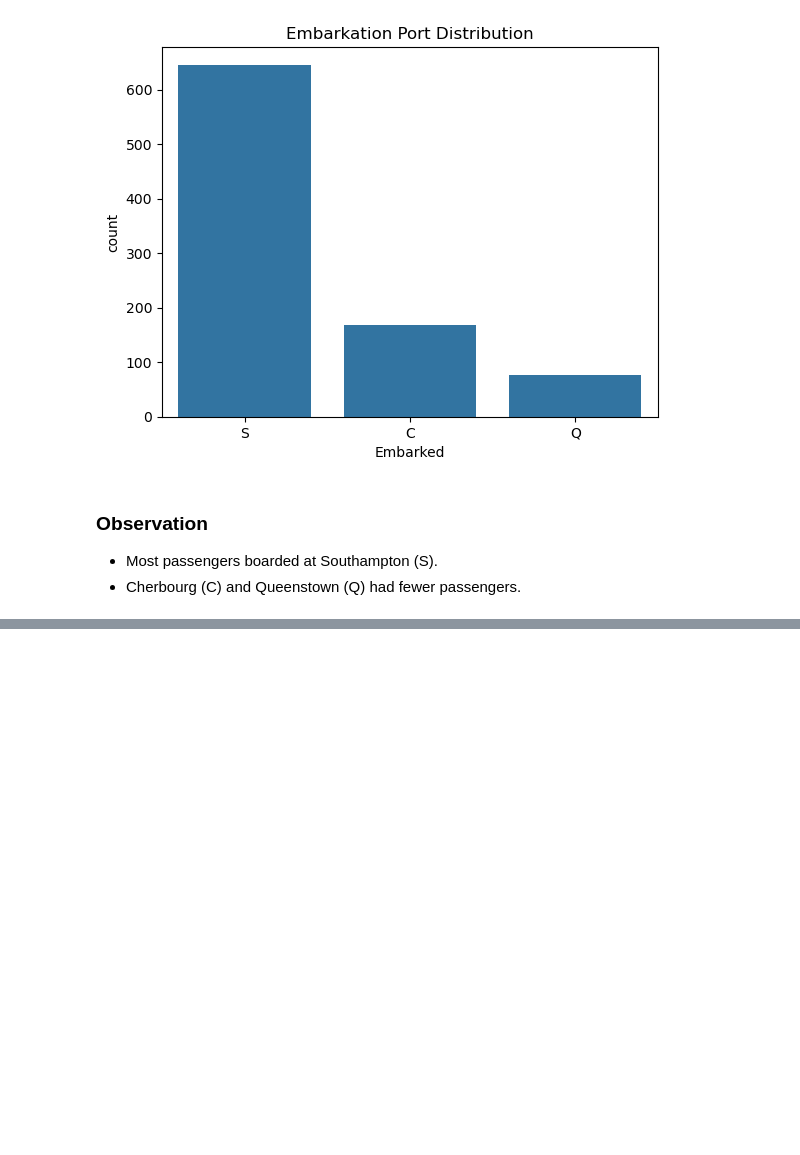
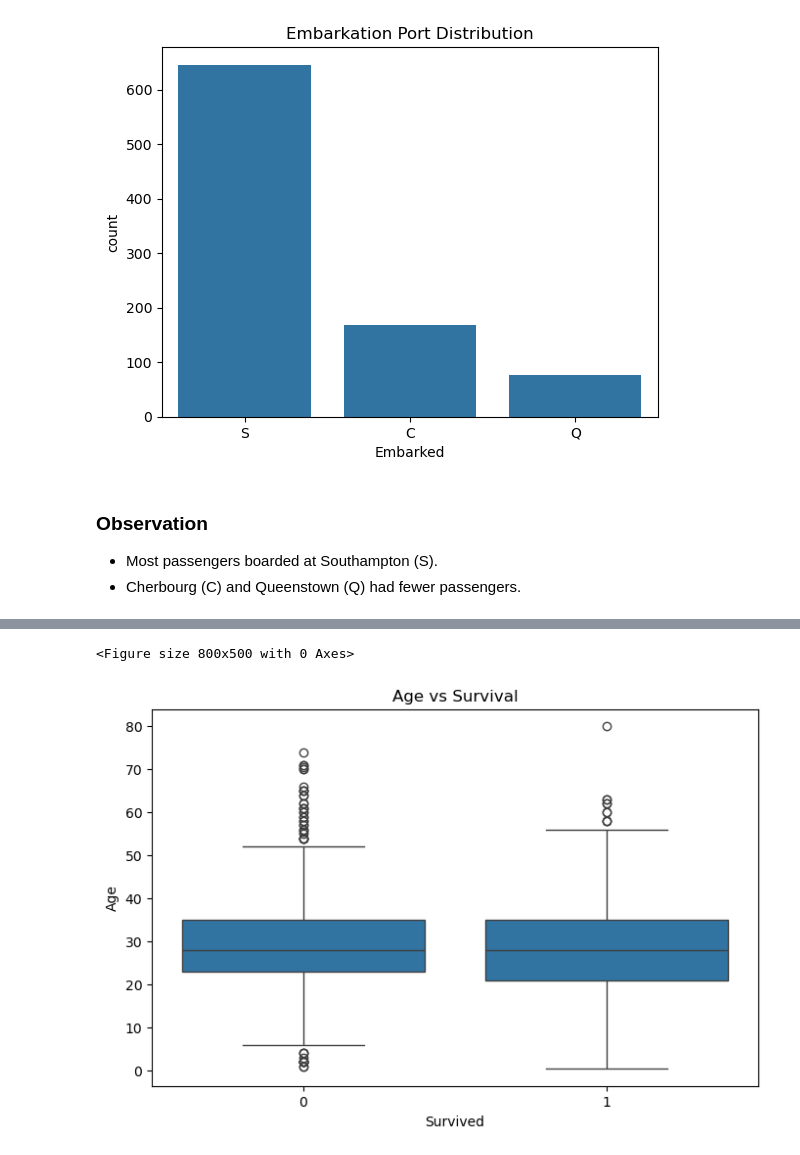
Before and after one commit to pavanpal00000-maker/Titanic--Survival-Analysis-, a Jupyter notebook: Notebooks/02_exploratory_data_analysis.ipynb, the cells around one changed output, grey strips where cells are left out. Saved outputs shown, nothing was run; the diff lists cells and outputs as text; code cells hidden in the pictures; blank space fills up the shorter version.

```diff
--- a/Notebooks/02_exploratory_data_analysis.ipynb
+++ b/Notebooks/02_exploratory_data_analysis.ipynb
@@ -295,0 +411,14 @@ plt.show()
+# %%
+# ploting a box for analysis
+plt.figure(figsize=(8,5))
+
+sns.boxplot(
+    data=df,
+    x='Survived',
+    y= 'Age'
+)
+plt.title('Age vs Survival')
+plt.show()
+# %% [output]
+<Figure size 800x500 with 0 Axes>
+[figure, added]
```
Also changed, not shown: parts of 24 cells of this notebook.
